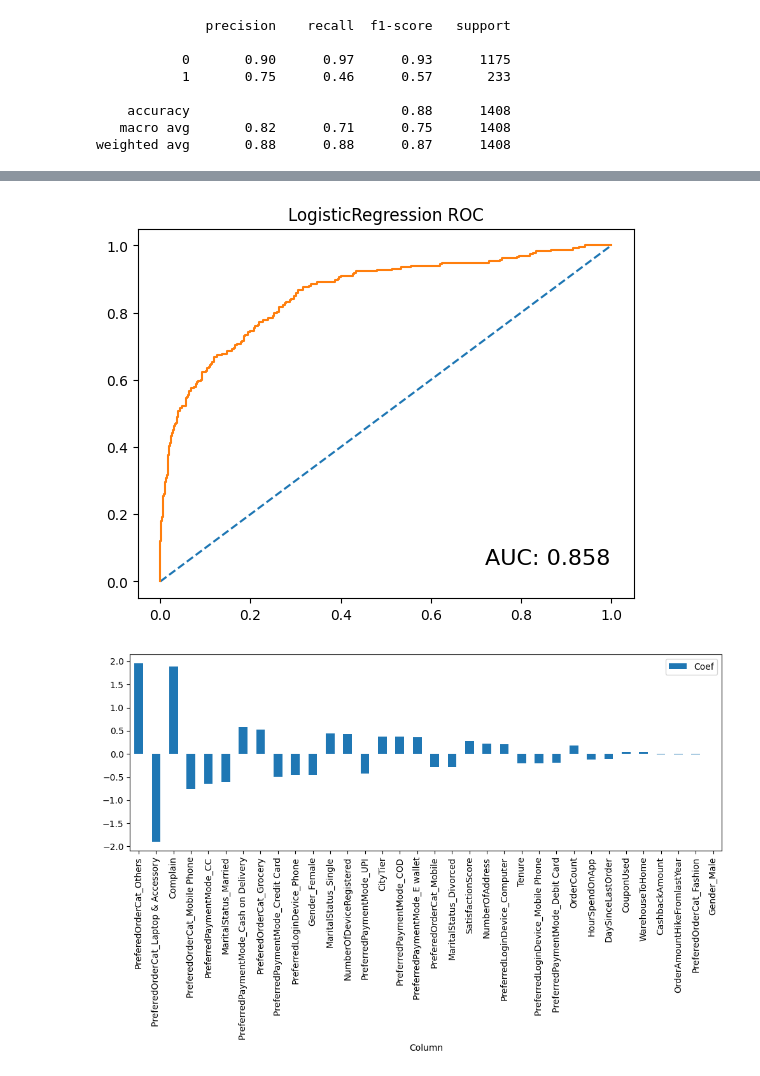
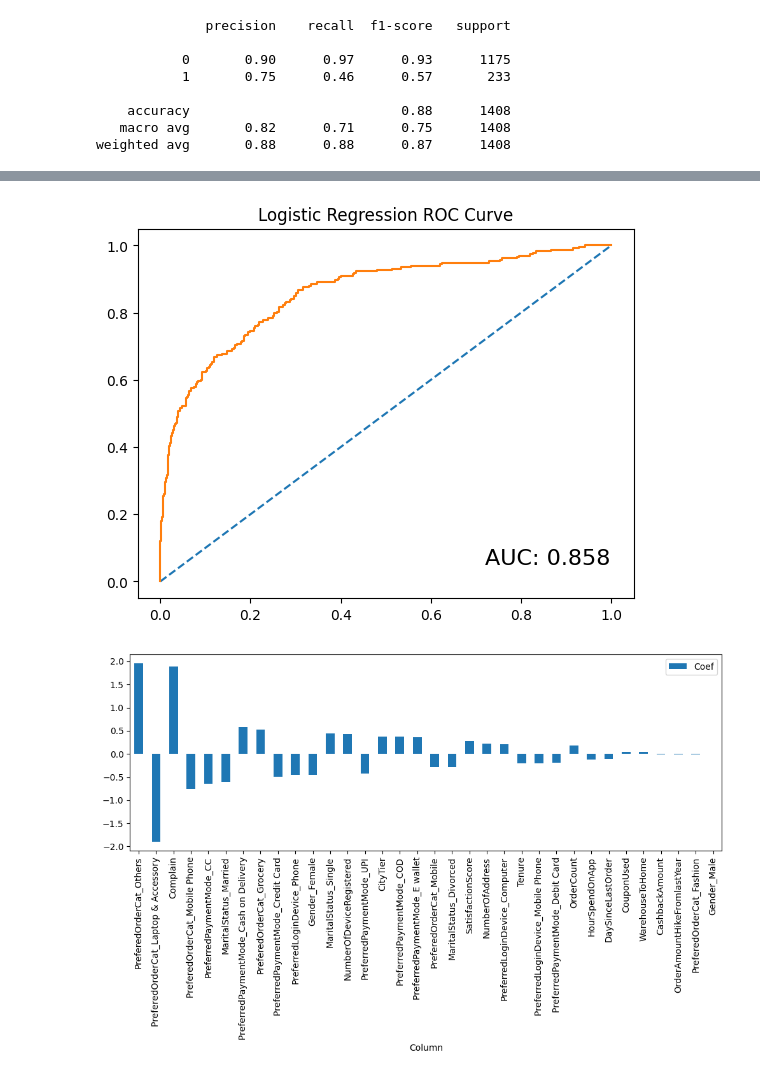
Before and after one commit to straylight77/data-sci-learning, a Jupyter notebook: dat203/final.ipynb, the cells around one changed output, grey strips where cells are left out. Drawn from its saved outputs; the diff is of its cells as text; code cells hidden in the pictures.

```diff
--- a/dat203/final.ipynb
+++ b/dat203/final.ipynb
@@ -449,3 +466,18 @@ from sklearn import metrics
+# %%
+def plot_roc(X, y, m, title=""):
+
+    probs = m.predict_proba(X)[:, 1]
+
+    auc = metrics.roc_auc_score(y, probs)
+    test_fpr, test_tpr, test_thresholds = metrics.roc_curve(y, probs)
+
+    plt.plot([0, 1], [0, 1], linestyle='--')
+    plt.plot(test_fpr, test_tpr)
+    plt.text(0.72, 0.05, f"AUC: {auc:.3f}", fontsize=16)
+    plt.title(title)
+    plt.show()
+
+    return auc
 # %% [markdown]
 ### Split train and test data
 # %%
@@ -522,17 +555,7 @@ sns.heatmap(conf_lr, annot=True, fmt='d', cmap ='rainbow')
-# %%
-y_pred_proba_lr = model_lr.predict_proba(X_test)
-probs = y_pred_proba_lr[:, 1]
-
-auc = metrics.roc_auc_score(y_test, probs)
-
-test_fpr, test_tpr, test_thresholds = metrics.roc_curve(y_test, probs)
-plt.plot([0, 1], [0, 1], linestyle='--')
-plt.plot(test_fpr, test_tpr)
-plt.text(0.72, 0.05, f"AUC: {auc:.3f}", fontsize=16)
-plt.title("LogisticRegression ROC")
-plt.show()
-# %% [output]
-[figure, removed]
+# %%
+auc_lr = plot_roc(X_test, y_test, model_lr, "Logistic Regression ROC Curve")
+# %% [output]
+[figure, added]
 # %%
 df_coef_lr = pd.DataFrame({
     "Column": X_train.columns,
```
Also changed, not shown: parts of 31 cells of this notebook.
